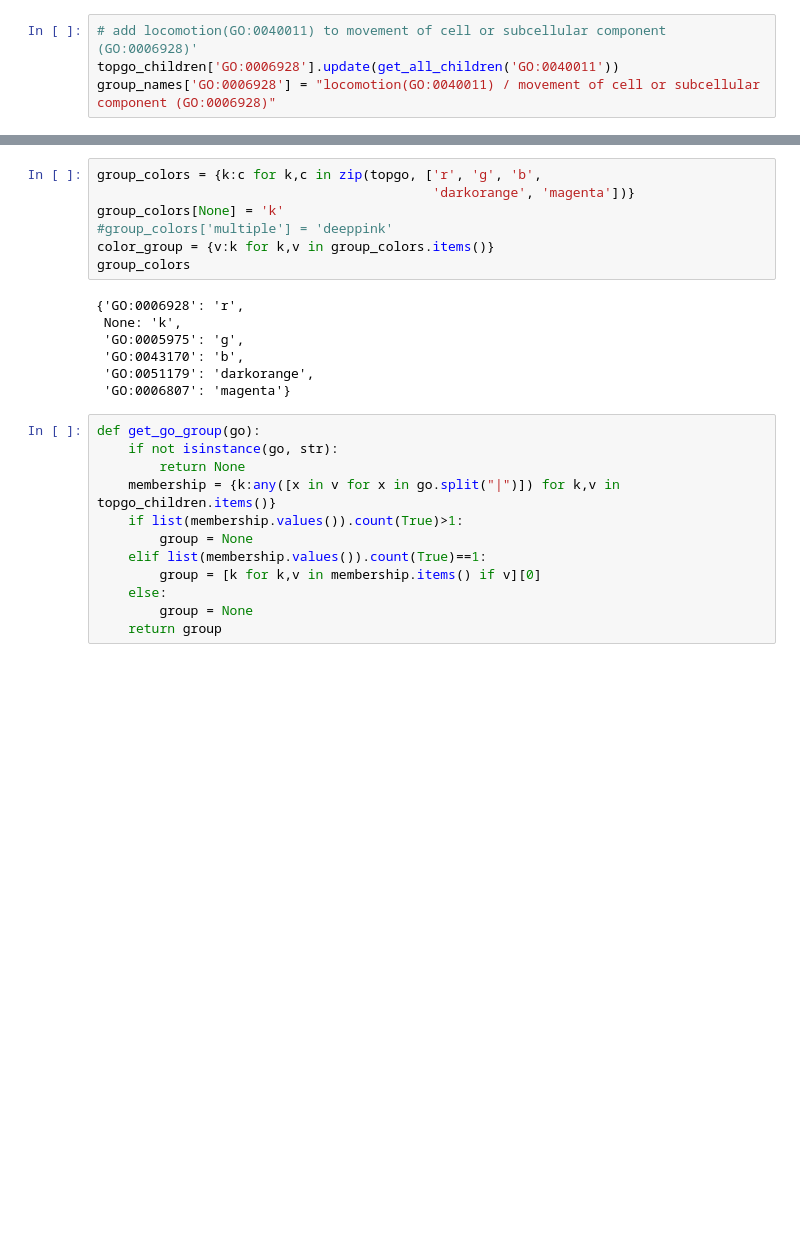
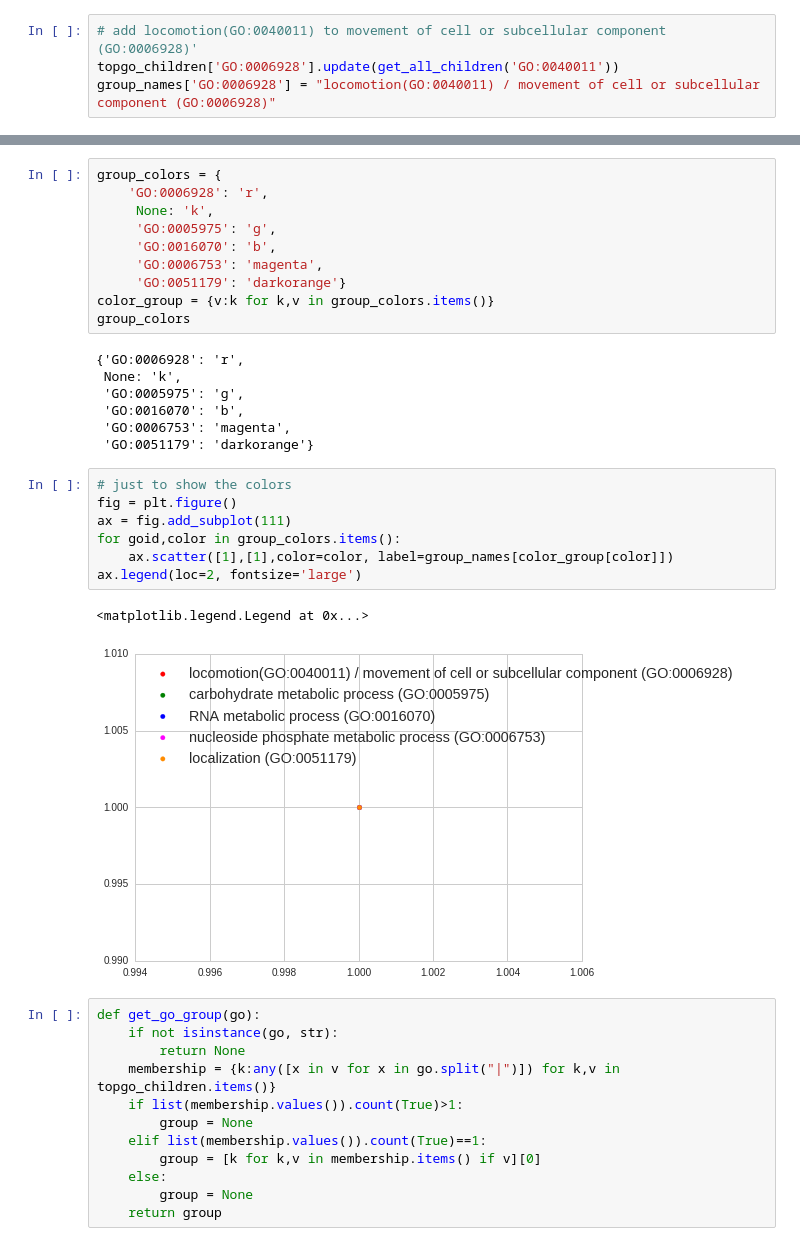
Before and after one commit to fagan2888/CM7_CM1E2d56col_unenr123_rawextract_2017, a Jupyter notebook: scripts/colored_volcano.ipynb, the cells around one changed output, grey strips where cells are left out. Cells and saved outputs as stored; diff of their text form; blank space fills up the shorter version.

```diff
--- a/scripts/colored_volcano.ipynb
+++ b/scripts/colored_volcano.ipynb
@@ -99,17 +98,30 @@ group_names
 # %%
-group_colors = {k:c for k,c in zip(topgo, ['r', 'g', 'b',
-                                           'darkorange', 'magenta'])}
-group_colors[None] = 'k'
-#group_colors['multiple'] = 'deeppink'
+group_colors = {
+    'GO:0006928': 'r',
+     None: 'k',
+     'GO:0005975': 'g',
+     'GO:0016070': 'b',
+     'GO:0006753': 'magenta',
+     'GO:0051179': 'darkorange'}
 color_group = {v:k for k,v in group_colors.items()}
 group_colors
 # %% [output]
 {'GO:0006928': 'r',
  None: 'k',
  'GO:0005975': 'g',
- 'GO:0043170': 'b',
- 'GO:0051179': 'darkorange',
- 'GO:0006807': 'magenta'}
+ 'GO:0016070': 'b',
+ 'GO:0006753': 'magenta',
+ 'GO:0051179': 'darkorange'}
+# %%
+# just to show the colors
+fig = plt.figure()
+ax = fig.add_subplot(111)
+for goid,color in group_colors.items():
+    ax.scatter([1],[1],color=color, label=group_names[color_group[color]])
+ax.legend(loc=2, fontsize='large')
+# %% [output]
+<matplotlib.legend.Legend at 0x...>
+[figure, added]
 # %%
 def get_go_group(go):
     if not isinstance(go, str):
```
Also changed, not shown: parts of 10 cells of this notebook.
